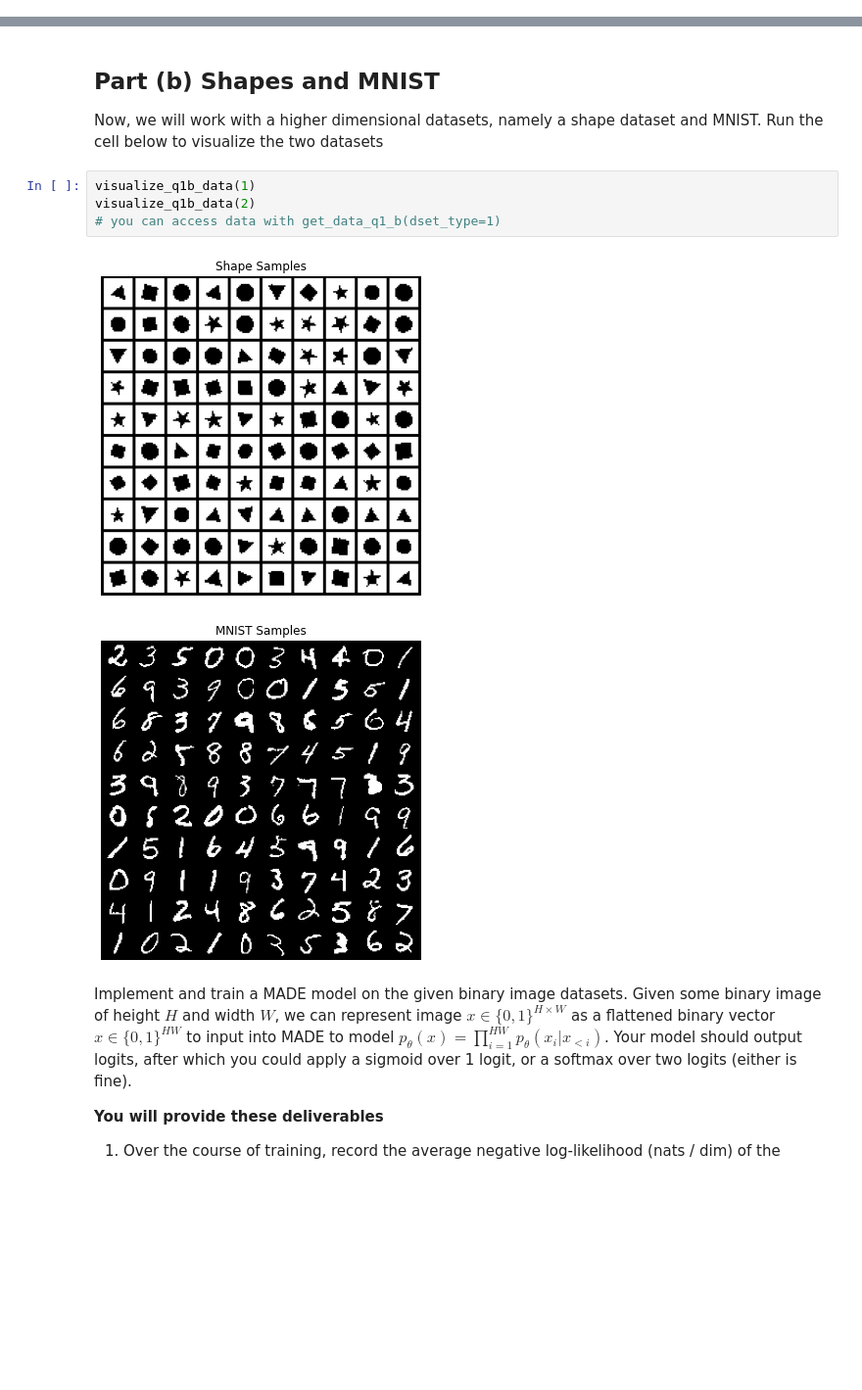
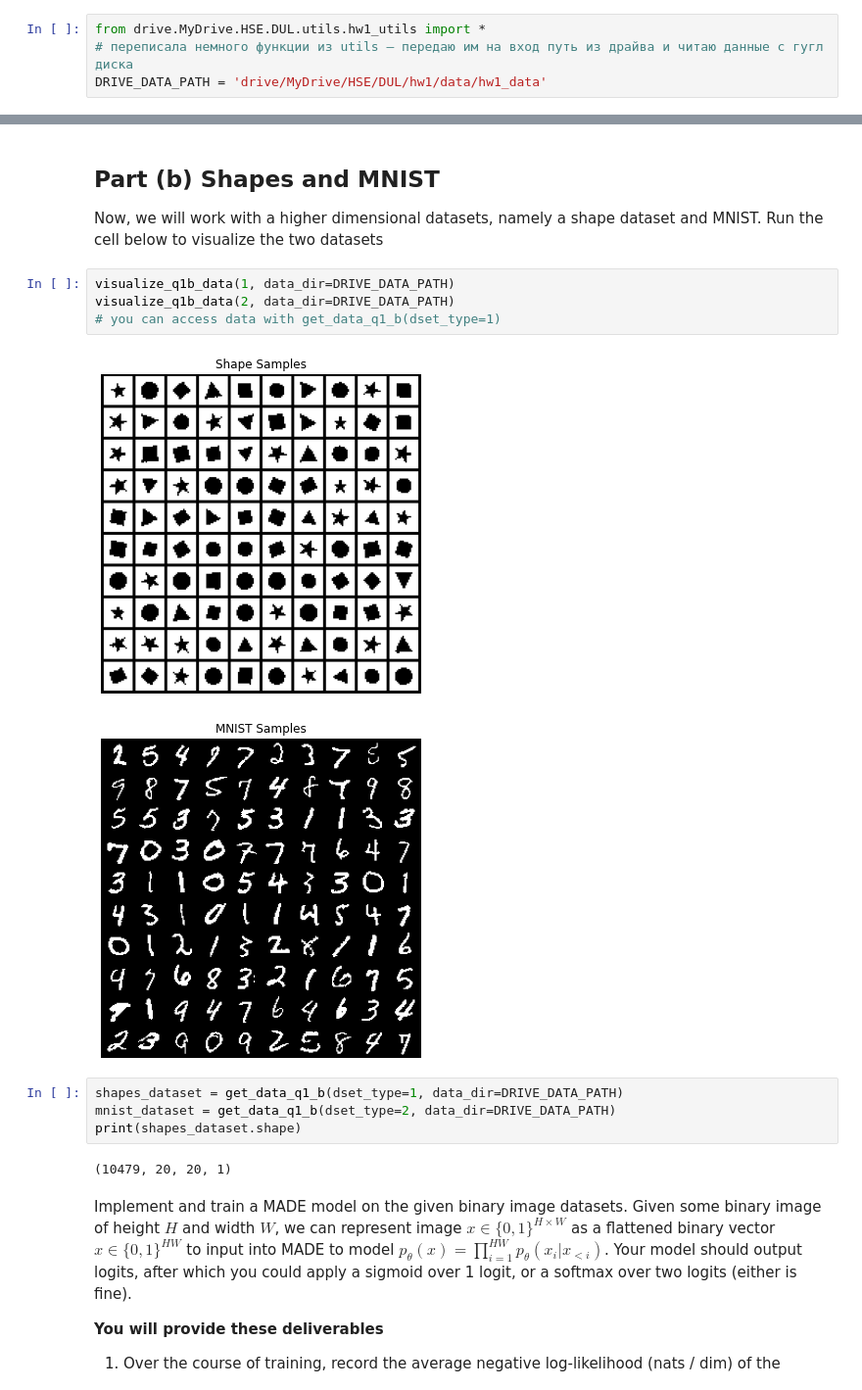
Before and after one commit to GrigoryBartosh/dul_2021, a Jupyter notebook: Homework/hw1/Homework1_MADE.ipynb, the cells around one changed output, grey strips where cells are left out. Shown at 98% size. Saved outputs shown, nothing was run; the diff lists cells and outputs as text; blank space fills up the shorter version.

```diff
--- a/Homework/hw1/Homework1_MADE.ipynb
+++ b/Homework/hw1/Homework1_MADE.ipynb
@@ -32,3 +57,7 @@ from dul_2021.utils.hw1_utils import *
+# %%
+from drive.MyDrive.HSE.DUL.utils.hw1_utils import *
+# переписала немного функции из utils – передаю им на вход путь из драйва и читаю данные с гугл диска
+DRIVE_DATA_PATH = 'drive/MyDrive/HSE/DUL/hw1/data/hw1_data'
 # %%
 plt.rcParams["axes.labelsize"] = 25.
 plt.rcParams["xtick.labelsize"] = 20.
@@ -95,12 +352,18 @@ q1_save_results(2, 'a', q1_a)
 ## Part (b) Shapes and MNIST
 Now, we will work with a higher dimensional datasets, namely a shape dataset and MNIST. Run the cell below to visualize the two datasets
 # %%
-visualize_q1b_data(1)
-visualize_q1b_data(2)
+visualize_q1b_data(1, data_dir=DRIVE_DATA_PATH)
+visualize_q1b_data(2, data_dir=DRIVE_DATA_PATH)
 # you can access data with get_data_q1_b(dset_type=1)
 # %% [output]
-[figure, old version]
+[figure, new version]
-[figure, old version]
+[figure, new version]
+# %%
+shapes_dataset = get_data_q1_b(dset_type=1, data_dir=DRIVE_DATA_PATH)
+mnist_dataset = get_data_q1_b(dset_type=2, data_dir=DRIVE_DATA_PATH)
+print(shapes_dataset.shape)
+# %% [output]
+(10479, 20, 20, 1)
 # %% [markdown]
 Implement and train a MADE model on the given binary image datasets. Given some binary image of height $H$ and width $W$, we can represent image $x\in \{0, 1\}^{H\times W}$ as a flattened binary vector $x\in \{0, 1\}^{HW}$ to input into MADE to model $p_\theta(x) = \prod_{i=1}^{HW} p_\theta(x_i|x_{<i})$. Your model should output logits, after which you could apply a sigmoid over 1 logit, or a softmax over two logits (either is fine).
 
```
Also changed, not shown: parts of 24 cells of this notebook.
